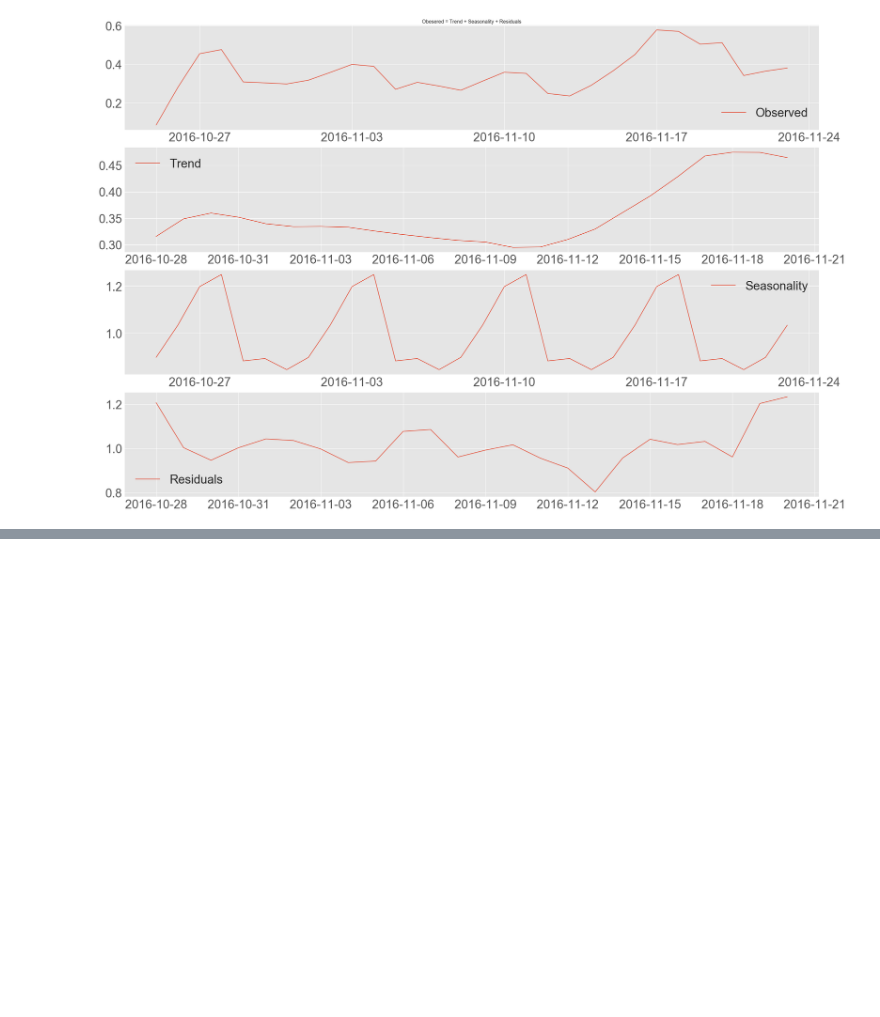
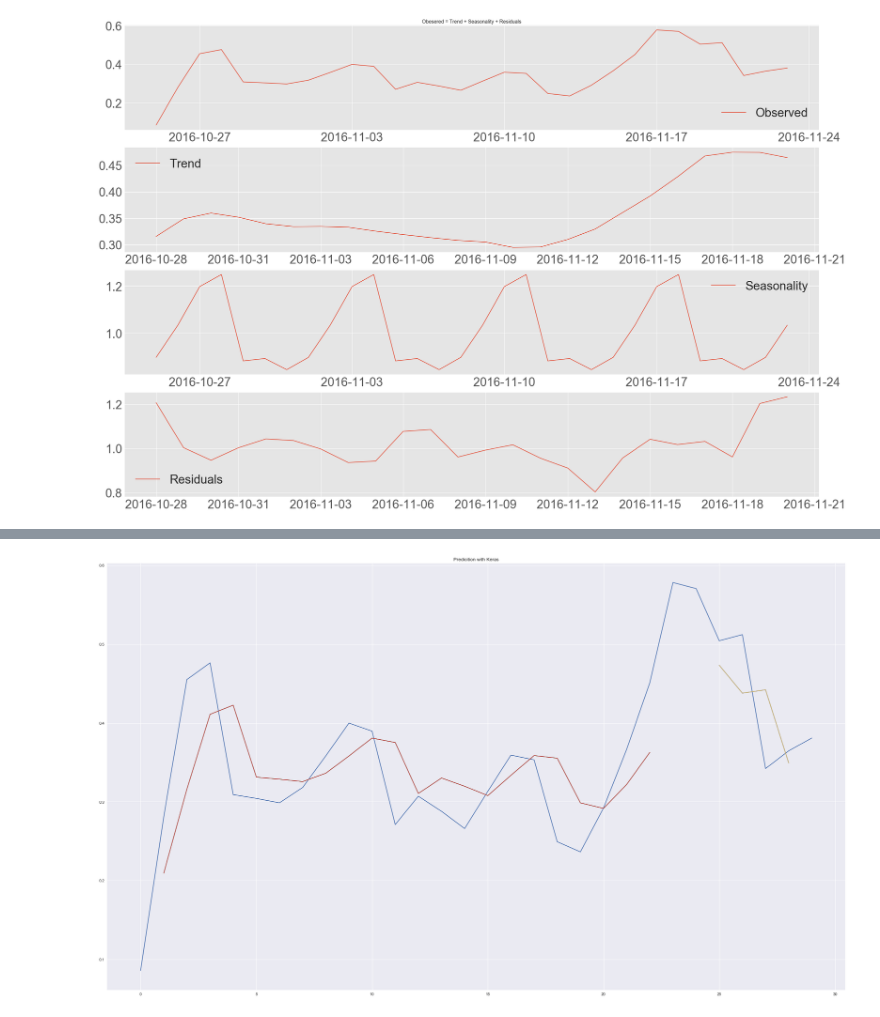
Before and after one commit to mohamadnabikhani/finalproject, a Jupyter notebook: Untitled4.ipynb, the cells around one changed output, grey strips where cells are left out. Saved outputs shown, nothing was run; the diff lists cells and outputs as text; code cells hidden in the pictures; blank space fills up the shorter version.

```diff
--- a/Untitled4.ipynb
+++ b/Untitled4.ipynb
@@ -470,0 +506,22 @@ ModuleNotFoundError: No module named 'fbprophet'
+# %%
+trainPredict = model.predict(trainX)
+testPredict = model.predict(testX)
+
+# shift train predictions for plotting
+trainPredictPlot = np.empty_like(df_dl)
+trainPredictPlot[:, :] = np.nan
+trainPredictPlot[look_back:len(trainPredict)+look_back, :] = trainPredict
+
+# shift test predictions for plotting
+testPredictPlot = np.empty_like(df_dl)
+testPredictPlot[:, :] = np.nan
+testPredictPlot[len(trainPredict)+(look_back*2)+1:len(df_dl)-1, :] = testPredict
+
+# plot baseline and predictions
+plt.plot(np.array(df_dl.Visits))
+plt.plot(trainPredictPlot)
+plt.plot(testPredictPlot)
+plt.title('Predicition with Keras')
+plt.show()
+# %% [output]
+[figure, added]
```
Also changed, not shown: parts of 8 cells of this notebook.
